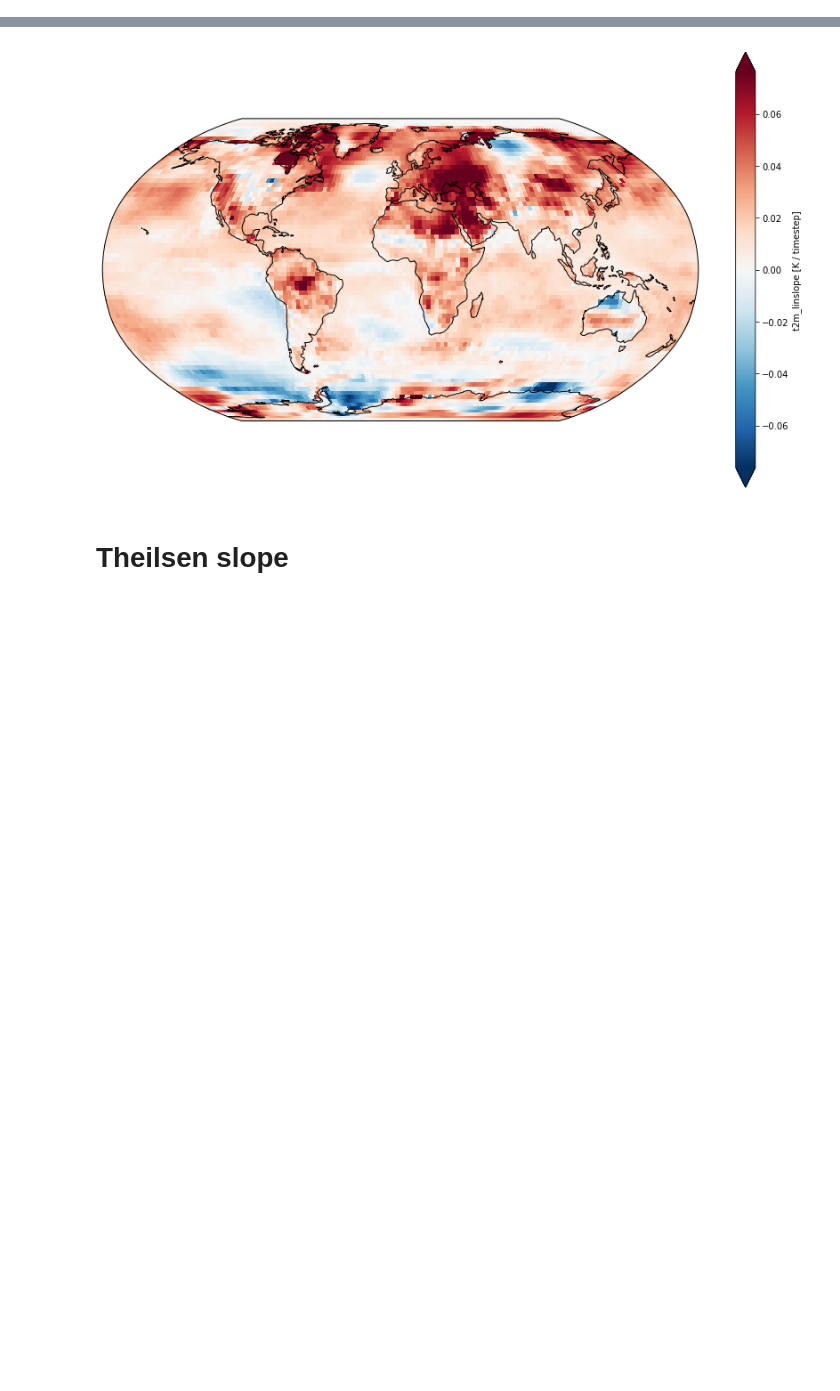
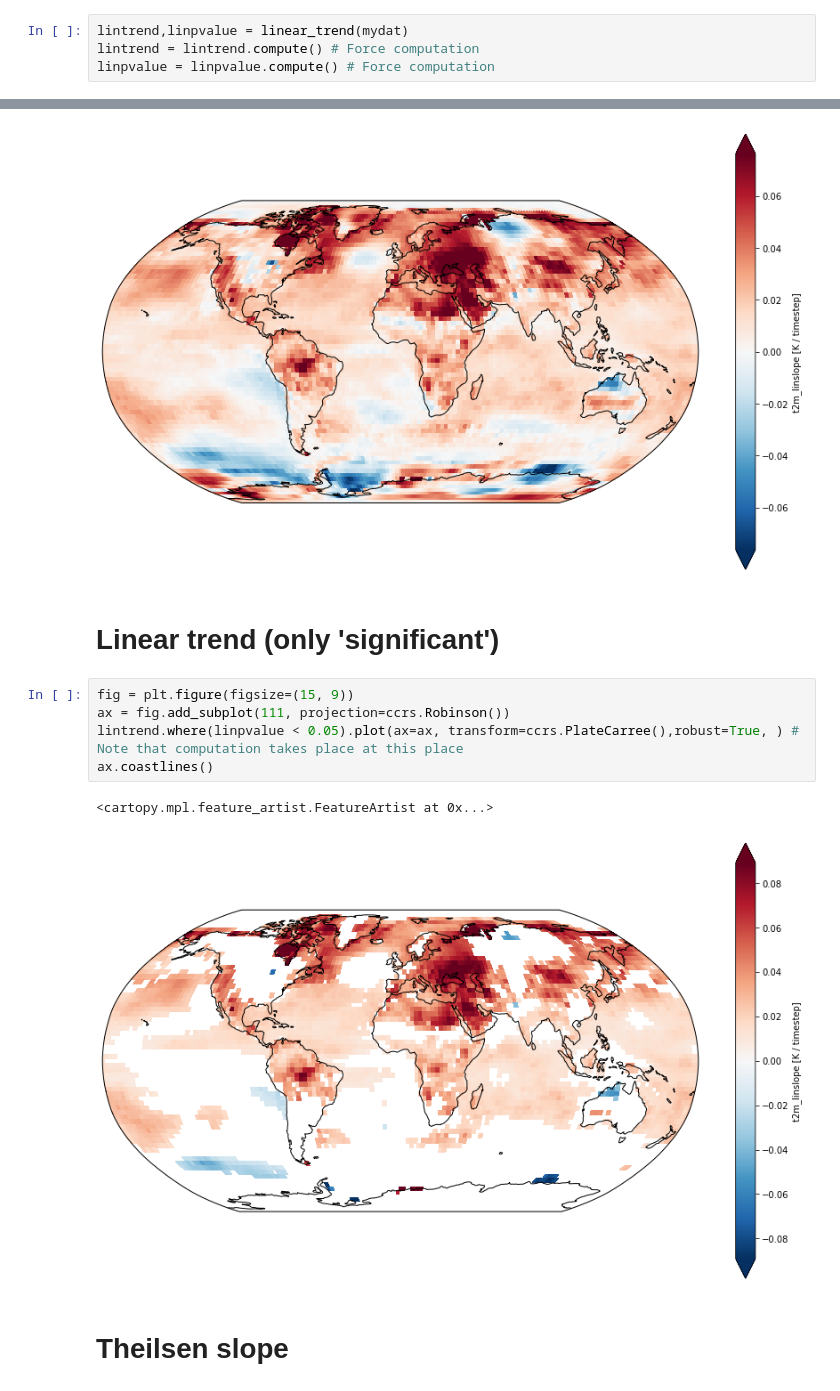
Before and after one commit to bascrezee/trend_framework, a Jupyter notebook: example_trends_3d.ipynb, the cells around one changed output, grey strips where cells are left out. Drawn from its saved outputs; the diff is of its cells as text; blank space fills up the shorter version.

```diff
--- a/example_trends_3d.ipynb
+++ b/example_trends_3d.ipynb
@@ -50,3 +48,7 @@ lintrend,linpvalue = linear_trend(mydat)
+# %%
+lintrend,linpvalue = linear_trend(mydat)
+lintrend = lintrend.compute() # Force computation
+linpvalue = linpvalue.compute() # Force computation
 # %%
 fig = plt.figure(figsize=(15, 9))
 ax = fig.add_subplot(111, projection=ccrs.Robinson())
@@ -55,6 +57,16 @@ ax.coastlines()
 # %% [output]
 <cartopy.mpl.feature_artist.FeatureArtist at 0x...>
 [figure]
+# %% [markdown]
+# Linear trend (only 'significant')
+# %%
+fig = plt.figure(figsize=(15, 9))
+ax = fig.add_subplot(111, projection=ccrs.Robinson())
+lintrend.where(linpvalue < 0.05).plot(ax=ax, transform=ccrs.PlateCarree(),robust=True, ) # Note that computation takes place at this place
+ax.coastlines()
+# %% [output]
+<cartopy.mpl.feature_artist.FeatureArtist at 0x...>
+[figure, added]
 # %% [markdown]
 # Theilsen slope
 # %%
```
Also changed, not shown: parts of 2 cells of this notebook.
